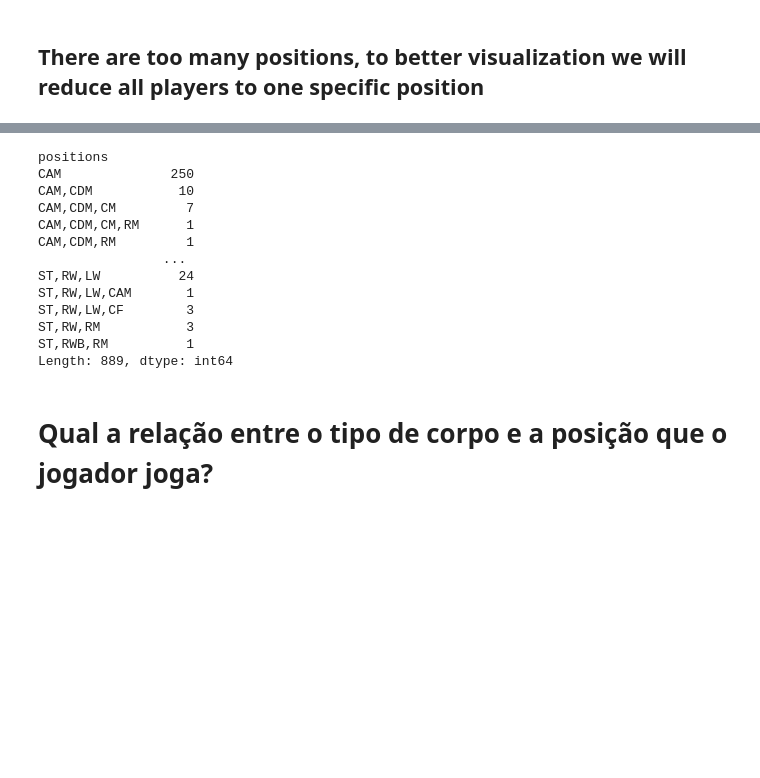
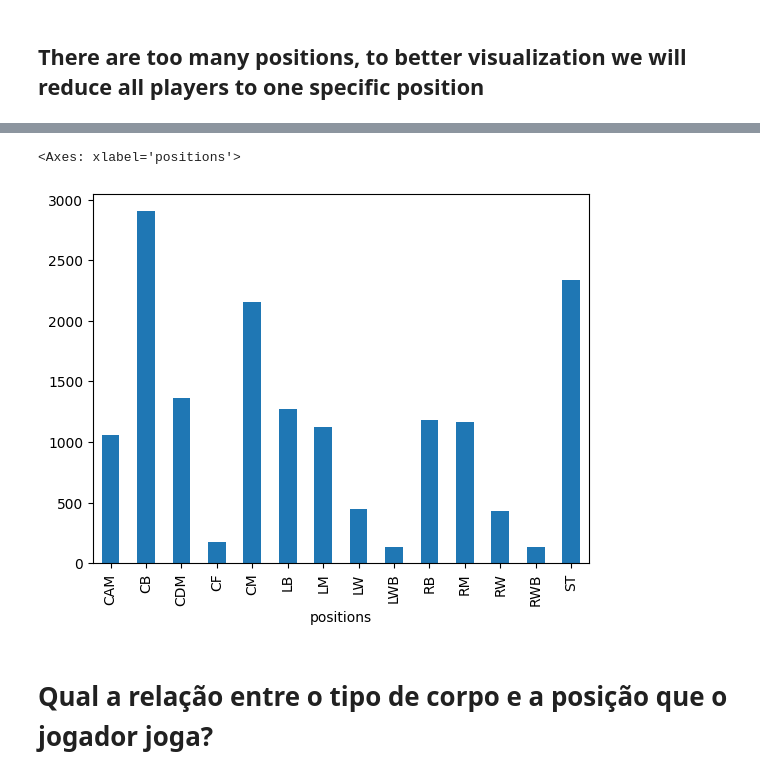
Before and after one commit to alexkrdozo/fifa-stats, a Jupyter notebook: football_al.ipynb, the cells around one changed output, grey strips where cells are left out. Drawn from its saved outputs; the diff is of its cells as text; code cells hidden in the pictures; blank space fills up the shorter version.

Commit message:
Problem solving
Problem Solved

```diff
--- a/football_al.ipynb
+++ b/football_al.ipynb
@@ -95,13 +96,33 @@ fifa_sts.to_excel(file_path)
 # %% [markdown]
 ## There are too many positions, to better visualization we will reduce all players to one specific position
 # %%
-position = ['ST', 'CAM', 'LB', 'RB', 'CF', 'CB', 'CDM', 'CM', 'RM', 'LM', 'RW', 'LW']
+import random
 
-for pos in position:
-    for i in fifa_sts['positions']:
-        if i == pos:
-            fifa_sts['positions'] = fifa_sts['positions'] = pos
+# found a problem with the index in the dataset, gonna reset
 
-# fifa_sts['positions'] = fifa_sts['positions'].apply(reduce_position)
-#fifa_sts.to_excel(file_path, index=False)
+fifa_sts = fifa_sts.reset_index(drop=True)
+
+def random_choice_from_cell(dataframe, row, col, delimiter=','):
+    try:
+        cell_value = dataframe.at[row, col]
+        # Se a célula estiver vazia ou contiver um valor nulo
+        if pd.isna(cell_value):
+            return cell_value
+        # Dividir o valor da célula pelo delimitador e transformar em lista
+        cell_list = cell_value.split(delimiter)
+        # Escolher um elemento aleatoriamente da lista
+        chosen_value = random.choice(cell_list).strip()
+        # Substituir o valor na célula
+        dataframe.at[row, col] = chosen_value
+    except KeyError:
+        print(f"KeyError: Coluna '{col}' ou linha '{row}' não existe no DataFrame")
+    except IndexError:
+        print(f"IndexError: Índice da linha '{row}' está fora do alcance do DataFrame")
+
+# Aplicar a função para todas as células na coluna 'positions'
+for index in range(len(fifa_sts)):
+    random_choice_from_cell(fifa_sts, index, 'positions')
+
+# Mostrar o DataFrame modificado
+fifa_sts['positions']
 # %% [output]
@@ -109,20 +141,10 @@ AttributeError: 'ST' is not a valid function for 'Series' object
 # %%
 group = fifa_sts.groupby(['positions']).size()
 group
+group.plot.bar()
 # %% [output]
-positions
-CAM              250
-CAM,CDM           10
-CAM,CDM,CM         7
-CAM,CDM,CM,RM      1
-CAM,CDM,RM         1
-                ...
-ST,RW,LW          24
-ST,RW,LW,CAM       1
-ST,RW,LW,CF        3
-ST,RW,RM           3
-ST,RWB,RM          1
-Length: 889, dtype: int64
+<Axes: xlabel='positions'>
+[figure, added]
 # %% [markdown]
 # Qual a relação entre o tipo de corpo e a posição que o jogador joga?
 # %%
```
Also changed, not shown: parts of 4 cells of this notebook.
